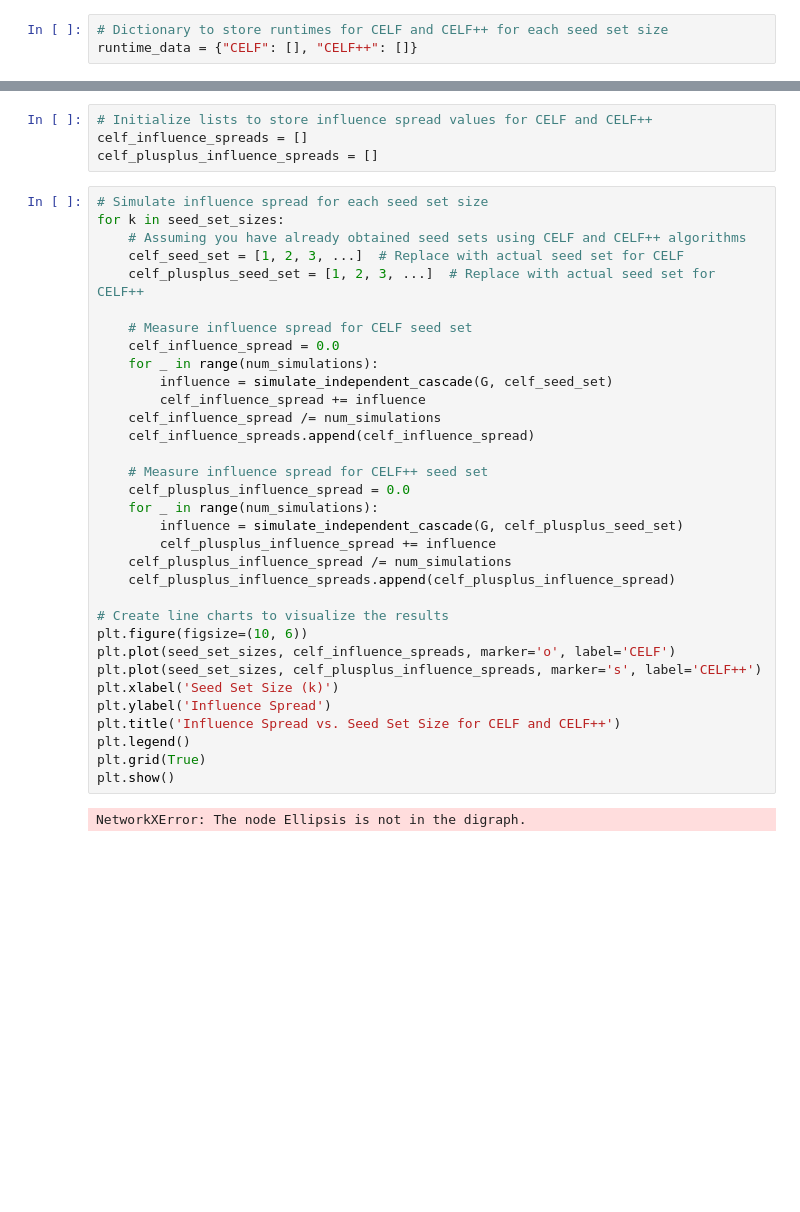
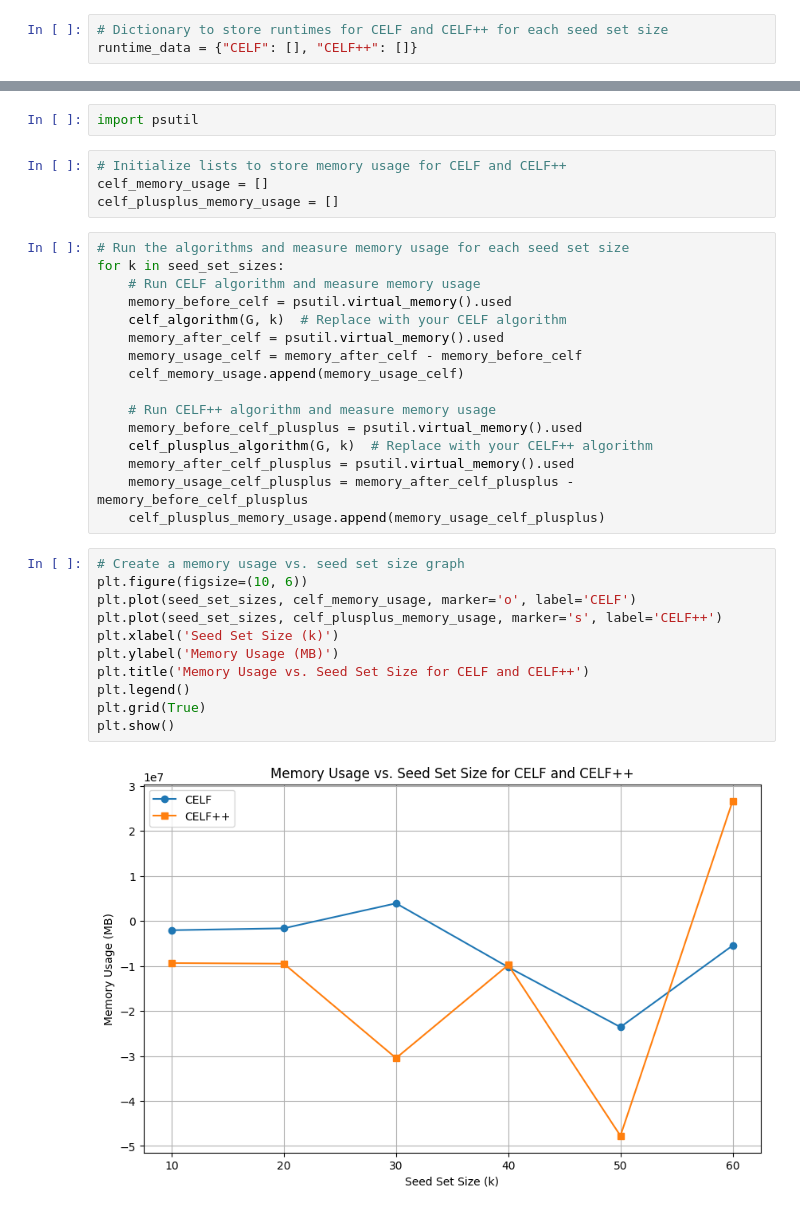
Before and after one commit to harshauwu/social_media_assignment, a Jupyter notebook: Q3/CELF and CELF++ for Influence maximization.ipynb, the cells around one changed output, grey strips where cells are left out. Saved outputs shown, nothing was run; the diff lists cells and outputs as text; blank space fills up the shorter version.

```diff
--- a/Q3/CELF and CELF++ for Influence maximization.ipynb
+++ b/Q3/CELF and CELF++ for Influence maximization.ipynb
@@ -198,39 +169,35 @@ def activate_influence(graph, source_node, target_node, activation_probability=0
-# %%
-# Initialize lists to store influence spread values for CELF and CELF++
-celf_influence_spreads = []
-celf_plusplus_influence_spreads = []
-# %%
-# Simulate influence spread for each seed set size
-for k in seed_set_sizes:
-    # Assuming you have already obtained seed sets using CELF and CELF++ algorithms
-    celf_seed_set = [1, 2, 3, ...]  # Replace with actual seed set for CELF
-    celf_plusplus_seed_set = [1, 2, 3, ...]  # Replace with actual seed set for CELF++
-
-    # Measure influence spread for CELF seed set
-    celf_influence_spread = 0.0
-    for _ in range(num_simulations):
-        influence = simulate_independent_cascade(G, celf_seed_set)
-        celf_influence_spread += influence
-    celf_influence_spread /= num_simulations
-    celf_influence_spreads.append(celf_influence_spread)
-
-    # Measure influence spread for CELF++ seed set
-    celf_plusplus_influence_spread = 0.0
-    for _ in range(num_simulations):
-        influence = simulate_independent_cascade(G, celf_plusplus_seed_set)
-        celf_plusplus_influence_spread += influence
-    celf_plusplus_influence_spread /= num_simulations
-    celf_plusplus_influence_spreads.append(celf_plusplus_influence_spread)
-
-# Create line charts to visualize the results
-plt.figure(figsize=(10, 6))
-plt.plot(seed_set_sizes, celf_influence_spreads, marker='o', label='CELF')
-plt.plot(seed_set_sizes, celf_plusplus_influence_spreads, marker='s', label='CELF++')
-plt.xlabel('Seed Set Size (k)')
-plt.ylabel('Influence Spread')
-plt.title('Influence Spread vs. Seed Set Size for CELF and CELF++')
-plt.legend()
-plt.grid(True)
-plt.show()
-# %% [output]
-NetworkXError: The node Ellipsis is not in the digraph.
+# %%
+import psutil
+# %%
+# Initialize lists to store memory usage for CELF and CELF++
+celf_memory_usage = []
+celf_plusplus_memory_usage = []
+# %%
+# Run the algorithms and measure memory usage for each seed set size
+for k in seed_set_sizes:
+    # Run CELF algorithm and measure memory usage
+    memory_before_celf = psutil.virtual_memory().used
+    celf_algorithm(G, k)  # Replace with your CELF algorithm
+    memory_after_celf = psutil.virtual_memory().used
+    memory_usage_celf = memory_after_celf - memory_before_celf
+    celf_memory_usage.append(memory_usage_celf)
+
+    # Run CELF++ algorithm and measure memory usage
+    memory_before_celf_plusplus = psutil.virtual_memory().used
+    celf_plusplus_algorithm(G, k)  # Replace with your CELF++ algorithm
+    memory_after_celf_plusplus = psutil.virtual_memory().used
+    memory_usage_celf_plusplus = memory_after_celf_plusplus - memory_before_celf_plusplus
+    celf_plusplus_memory_usage.append(memory_usage_celf_plusplus)
+# %%
+# Create a memory usage vs. seed set size graph
+plt.figure(figsize=(10, 6))
+plt.plot(seed_set_sizes, celf_memory_usage, marker='o', label='CELF')
+plt.plot(seed_set_sizes, celf_plusplus_memory_usage, marker='s', label='CELF++')
+plt.xlabel('Seed Set Size (k)')
+plt.ylabel('Memory Usage (MB)')
+plt.title('Memory Usage vs. Seed Set Size for CELF and CELF++')
+plt.legend()
+plt.grid(True)
+plt.show()
+# %% [output]
+[figure, added]
```
Also changed, not shown: parts of 6 cells of this notebook, 58 other files.
